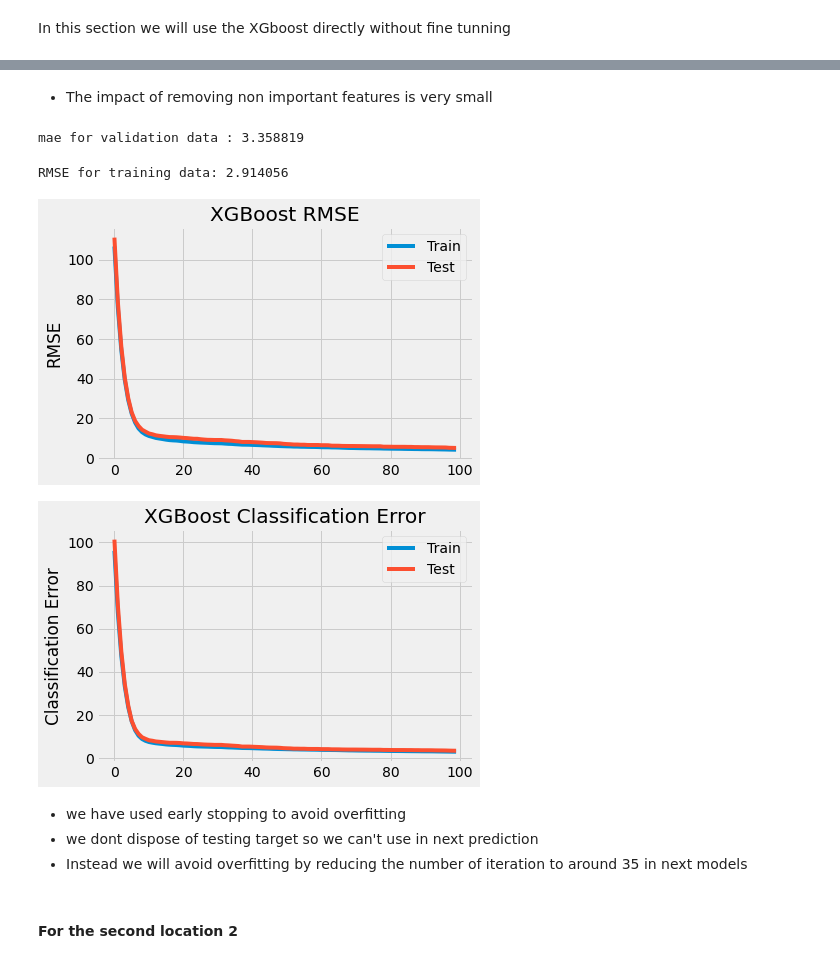
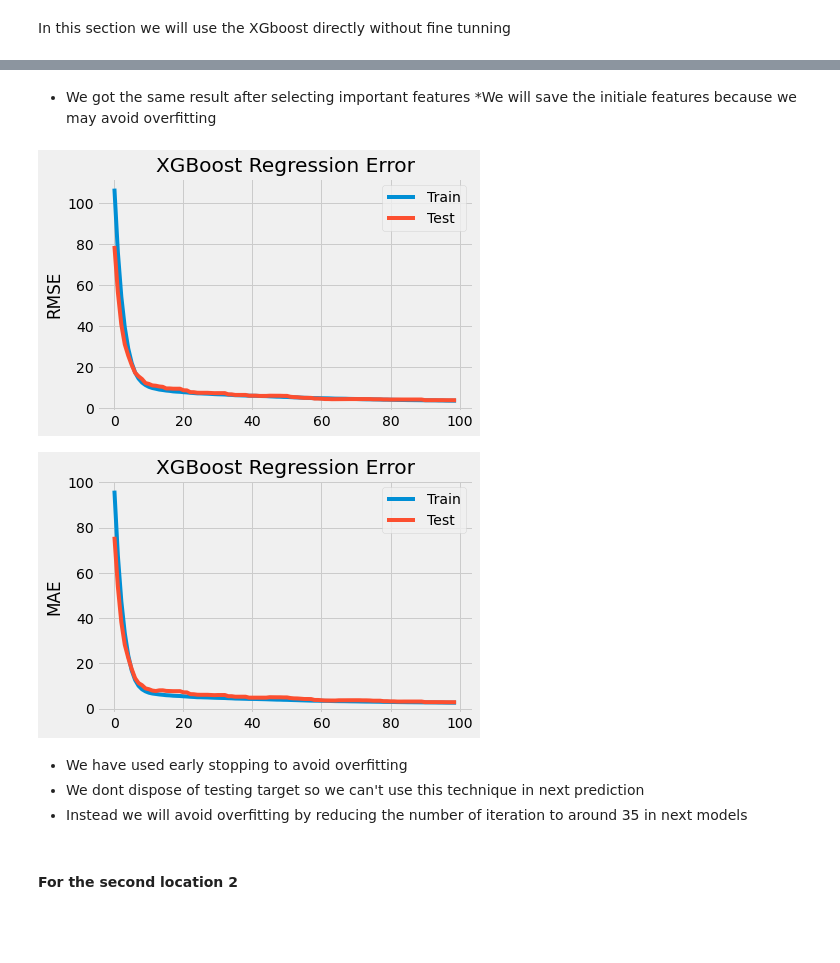
Before and after one commit to Me-HDi/Historical-consumption-regression-for-electricity-supply-pricing, a Jupyter notebook: Notebooks/Xgboost_prediction_with_details.ipynb, the cells around one changed output, grey strips where cells are left out. Drawn from its saved outputs; the diff is of its cells as text; code cells hidden in the pictures; blank space fills up the shorter version.

```diff
--- a/Notebooks/Xgboost_prediction_with_details.ipynb
+++ b/Notebooks/Xgboost_prediction_with_details.ipynb
@@ -57,12 +84,2 @@ T2=y_train2.sum()
 def wmae(y_actual, y_pred):
     return 2 * mean_absolute_error(y_actual*T1, y_pred*T2) / (T1+T2)
-# %%
-# validation data
-X_val1 = X_train1.loc['2017-10-01':]
-y_val1 = data.y_data['consumption_1'].loc['2017-10-01':]
-
-X_val2 = X_train2.loc['2017-10-01':]
-y_val2 = data.y_data['consumption_2'].loc['2017-10-01':]
-
-# number of features
-print(data.data_train.columns)
@@ -138,60 +175,49 @@ mae for training data after removing non important features: 2.914056
-# %% [markdown]
-* The impact of removing non important features is very small
-# %%
-X_val11 = X_train11.loc['2017-10-01':]
-y_pred_val= xgb.predict(X_val11)
-error_val=mae(y_val1,y_pred_val)
-print("mae for validation data : %f" % (error_val))
-# %% [output]
-mae for validation data : 3.358819
-# %%
-#X_train13 = X_train12.drop(['weekofyear'], axis=1)
-xgb.fit(X_train11, y_train1)
-
-# Calculat the mean absolute error between training and prediction data
-y_train_pred1 = xgb.predict(X_train11)
-error1 = mae(y_train1, y_train_pred1) ## mse for the training
-print("RMSE for training data: %f" % (error1))
-### results 0.052
-# %% [output]
-RMSE for training data: 2.914056
+# %% [markdown]
+* We got the same result after selecting important features
+*We will save the initiale features because we may avoid overfitting
 # %%
-# fit model no training data
+# fit model to training data
 model = xgboost.XGBRegressor()
 eval_set = [(X_train1, y_train1), (X_val1, y_val1)]
-model.fit(X_train1, y_train1,early_stopping_rounds=50, eval_metric=["mae", "rmse"], eval_set=eval_set, verbose=0)
+model.fit(X_train1,
+          y_train1,
+          early_stopping_rounds=80,
+          eval_metric=["mae", "rmse"],
+          eval_set=eval_set,
+          verbose=0)
+
 # make predictions for test data
 y_pred = model.predict(X_test1)
 predictions = [round(value) for value in y_pred]
-# evaluate predictions
-#accuracy = accuracy_score(y_test, predictions)
-#print("Accuracy: %.2f%%" % (accuracy * 100.0))
+
 # retrieve performance metrics
 results = model.evals_result()
 epochs = len(results['validation_0']['mae'])
 x_axis = range(0, epochs)
-# plot log loss
+
+# plot for rmse
 fig, ax = plt.subplots()
 ax.plot(x_axis, results['validation_0']['rmse'], label='Train')
 ax.plot(x_axis, results['validation_1']['rmse'], label='Test')
 ax.legend()
 plt.ylabel('RMSE')
-plt.title('XGBoost RMSE')
+plt.title('XGBoost Regression Error')
 plt.show()
-# plot classification error
+
+# plot for mae
 fig, ax = plt.subplots()
 ax.plot(x_axis, results['validation_0']['mae'], label='Train')
 ax.plot(x_axis, results['validation_1']['mae'], label='Test')
 ax.legend()
-plt.ylabel('Classification Error')
-plt.title('XGBoost Classification Error')
+plt.ylabel('MAE')
+plt.title('XGBoost Regression Error')
 plt.show()
 # %% [output]
-[figure, old version]
+[figure, new version]
-[figure, old version]
+[figure, new version]
 # %% [markdown]
-* we have used early stopping to avoid overfitting
-* we dont dispose of testing target so we can't use in next prediction
+* We have used early stopping to avoid overfitting
+* We dont dispose of testing target so we can't use this technique in next prediction
 * Instead we will avoid overfitting by reducing the number of iteration to around 35 in next models
 # %% [markdown]
 #### For the second location 2
```
Also changed, not shown: parts of 32 cells of this notebook.
